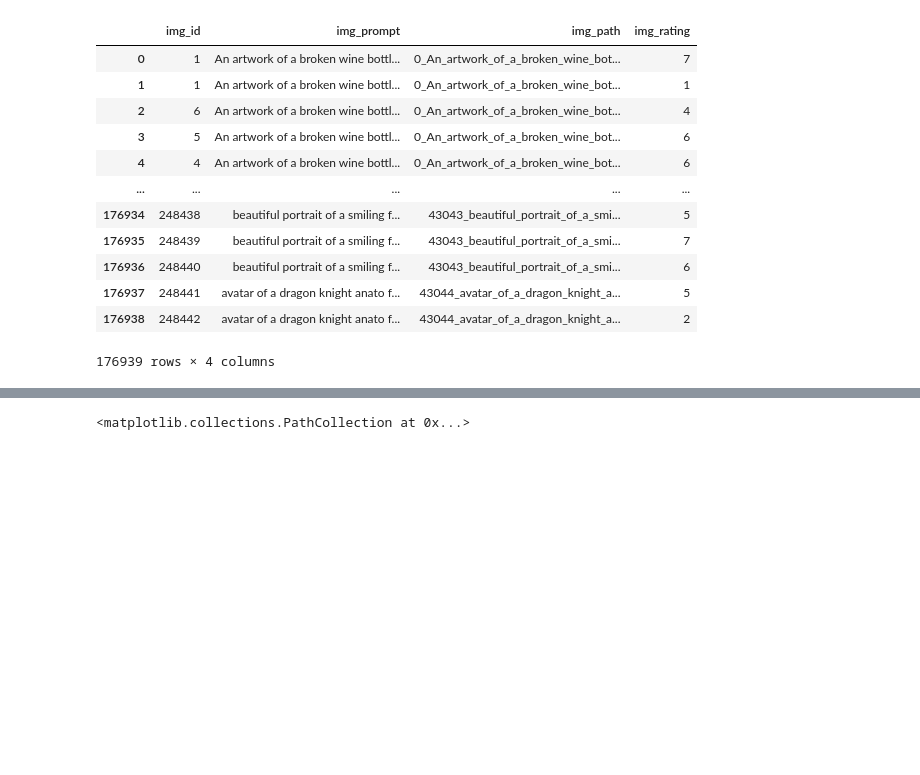
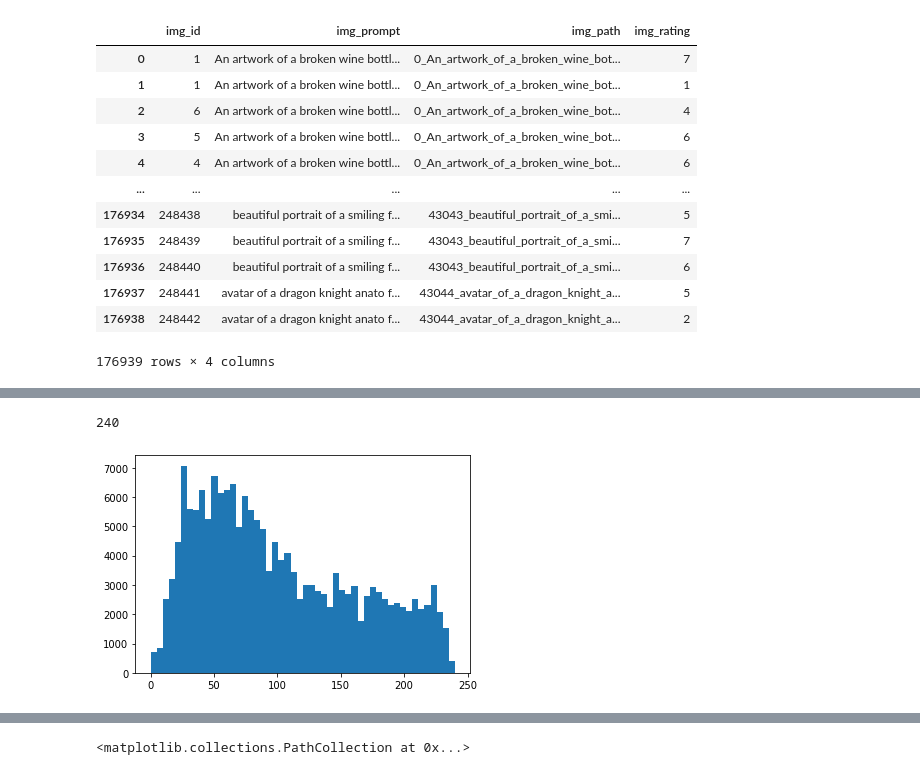
Before and after one commit to alecsharpie/game_asset_creation, a Jupyter notebook: notebooks/create_embedded_image_assets.ipynb, the cells around one changed output, grey strips where cells are left out. Saved outputs shown, nothing was run; the diff lists cells and outputs as text; code cells hidden in the pictures; blank space fills up the shorter version.

```diff
--- a/notebooks/create_embedded_image_assets.ipynb
+++ b/notebooks/create_embedded_image_assets.ipynb
@@ -109,6 +143,13 @@ def clean_png_path(file_name):
 img_df['short_img_path'] = img_df.img_path.apply(shorten_path)
 
 img_df['clean_prompt'] = img_df.img_prompt.apply(clean_png_path)
+# %%
+import matplotlib.pyplot as plt
+plt.hist([len(x) for x in img_df['clean_prompt']], bins = 50);
+max([len(x) for x in img_df['clean_prompt']])
+# %% [output]
+240
+[figure, added]
 # %%
 # https://github.com/google-research-datasets/conceptual-captions/blob/master/LICENSE
 # https://ai.google.com/research/ConceptualCaptions/download
```
Also changed, not shown: parts of 67 cells of this notebook, 5 other files.
